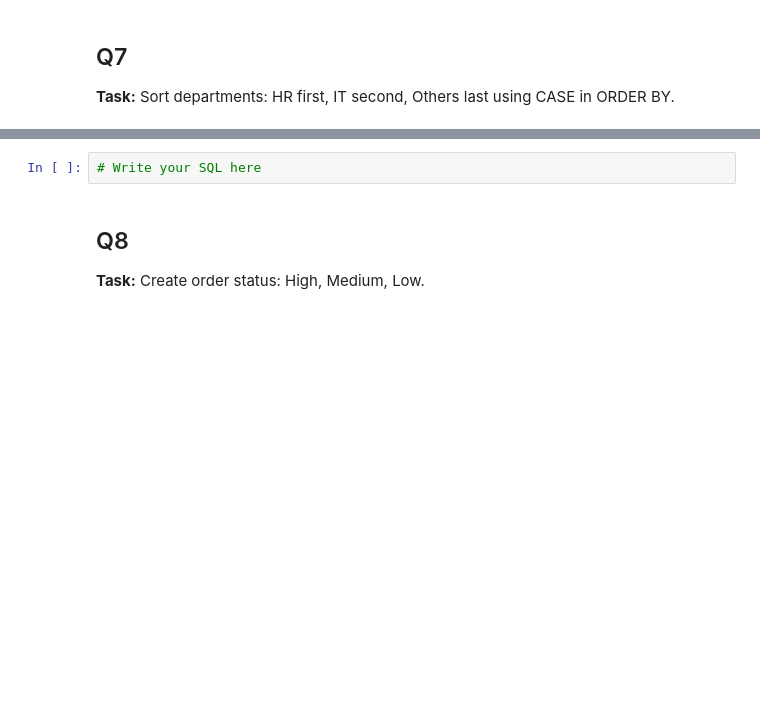
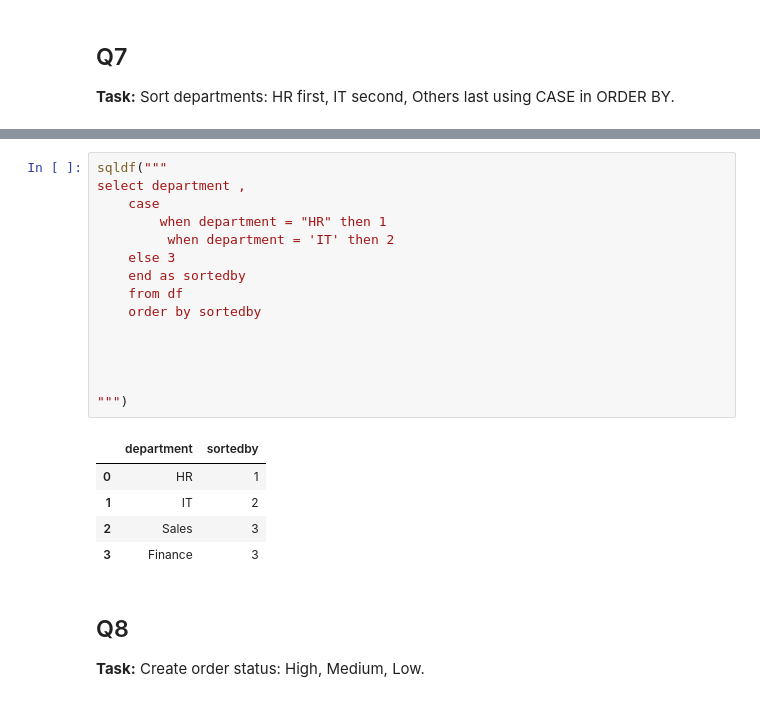
Before and after one commit to Daheemfarooqui/100daysof-sql, a Jupyter notebook: SQL_Practice_Day8_CASE_WHEN_Intermediate.ipynb, the cells around one changed output, grey strips where cells are left out. Cells and saved outputs as stored; diff of their text form; blank space fills up the shorter version.

```diff
--- a/SQL_Practice_Day8_CASE_WHEN_Intermediate.ipynb
+++ b/SQL_Practice_Day8_CASE_WHEN_Intermediate.ipynb
@@ -174,5 +202,24 @@ df
 # %%
-# Write your SQL here
+sqldf("""
+select department ,
+    case
+        when department = "HR" then 1
+         when department = 'IT' then 2
+    else 3
+    end as sortedby
+    from df
+    order by sortedby
+
+
+
+
+""")
+# %% [output]
+|  | department | sortedby |
+| 0 | HR | 1 |
+| 1 | IT | 2 |
+| 2 | Sales | 3 |
+| 3 | Finance | 3 |
 # %% [markdown]
 ## Q8
 
```
Also changed, not shown: parts of 9 cells of this notebook.
